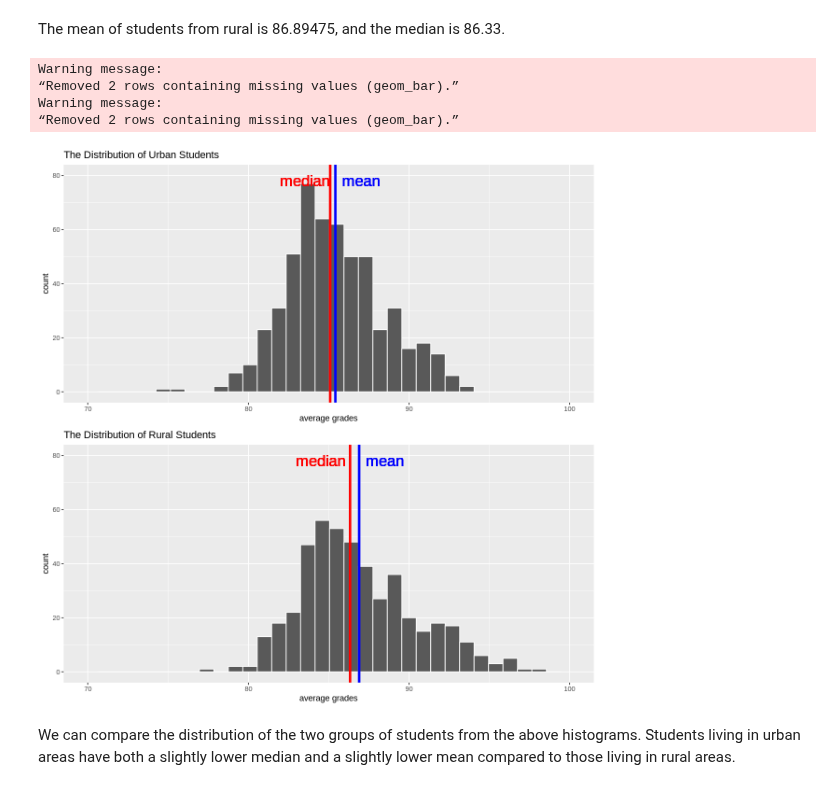
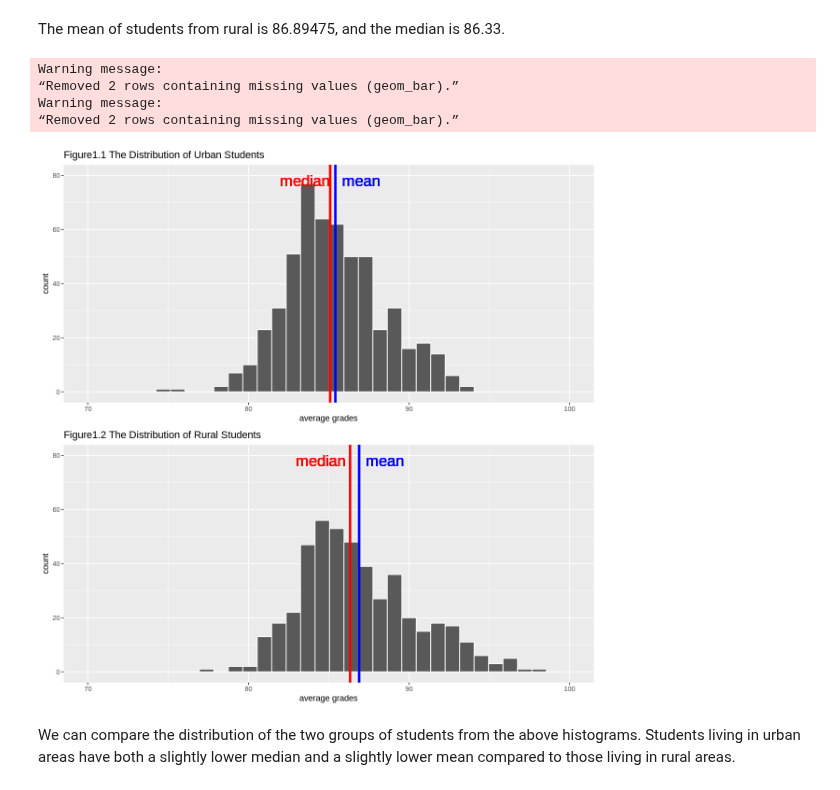
Before and after one commit to Zhangcheng0410/stat201, a Jupyter notebook: final_report.ipynb, the cells around one changed output. Cells and saved outputs as stored; diff of their text form; code cells hidden in the pictures.

```diff
--- a/final_report.ipynb
+++ b/final_report.ipynb
@@ -136,7 +136,7 @@ options(repr.plot.width = 10, repr.plot.height = 10)
 urban_plot <- student_urban %>%
     ggplot(aes(x= average_grades))+
     geom_histogram(binwidth=0.9, color="white")+
-    labs(title="The Distribution of Urban Students", x="average grades", y="count")+
+    labs(title="Figure1.1 The Distribution of Urban Students", x="average grades", y="count")+
     geom_vline(xintercept = urban_mean_median$mean,
                 color = "blue", size=1.5)+
     geom_text(aes(x=87, y= 80, label = "mean"), colour = "blue", vjust = 1, size = 7)+
@@ -144,35 +144,35 @@ urban_plot <- student_urban %>%
                 color = "red", size=1.5)+
     geom_text(aes(x=83.5, y= 80, label = "median"), colour = "red", vjust = 1, size = 7)
 
 rural_plot <- student_rural %>%
     ggplot(aes(x= average_grades))+
     geom_histogram(binwidth=0.9, color="white")+
-    labs(title="The Distribution of Rural Students", x="average grades",y="count")+
+    labs(title="Figure1.2 The Distribution of Rural Students", x="average grades",y="count")+
     geom_vline(xintercept = rural_mean_median$mean,
                 color = "blue", size=1.5)+
     geom_text(aes(x=88.5, y= 80, label = "mean"), colour = "blue", vjust = 1, size = 7)+
     geom_vline(xintercept = rural_mean_median$median,
                 color = "red", size=1.5)+
     geom_text(aes(x=84.5, y= 80, label = "median"), colour = "red", vjust = 1, size = 7)
 
 proportion_plot_row <- plot_grid(urban_plot +
                                  scale_x_continuous(limits = c(70, 100)),
                                  rural_plot +
                                  scale_x_continuous(limits = c(70, 100)),
                                  ncol = 1)
 means_grid <- plot_grid(proportion_plot_row)
                         # ncol = 1,
                         # rel_heights = c(1, 10))
 
 # urban_plot
 # rural_plot
 means_grid
 # %% [output]
 Warning message:
 “Removed 2 rows containing missing values (geom_bar).”
 Warning message:
 “Removed 2 rows containing missing values (geom_bar).”
-[figure, old version]
+[figure, new version]
 # %% [markdown]
 We can compare the distribution of the two groups of students from the above histograms. Students living in urban areas have both a slightly lower median and a slightly lower mean compared to those living in rural areas.
 # %%
```
Also changed, not shown: parts of 2 cells of this notebook.
